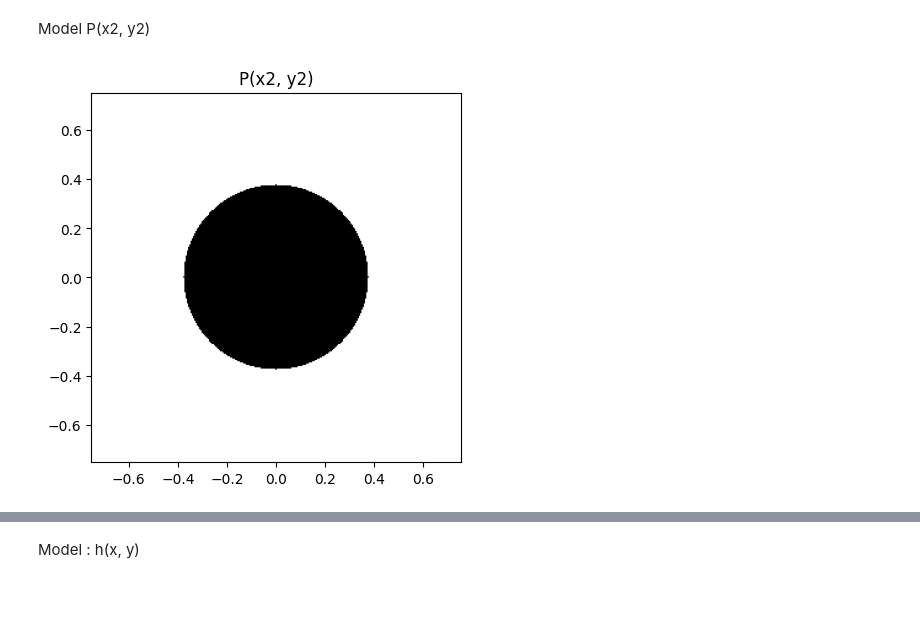
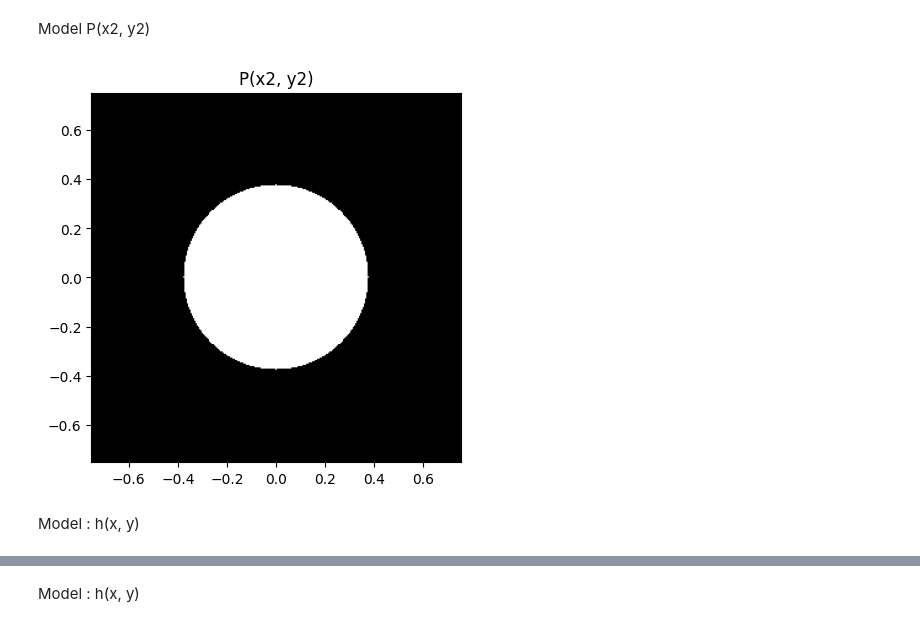
Before and after one commit to sanjith1999/FRIS, a Jupyter notebook: scalar_model.ipynb, the cells around one changed output, grey strips where cells are left out. Cells and saved outputs as stored; diff of their text form; code cells hidden in the pictures; blank space fills up the shorter version.

Commit message:
3.3.1 added to scalar_model notebook

```diff
--- a/scalar_model.ipynb
+++ b/scalar_model.ipynb
@@ -343,10 +343,12 @@ Model P(x2, y2)
 # %%
 let_r = rr[Nx//2, -1]*0.5
 P = rr**2 <= let_r**2
 P = P.float()
 
-plt.imshow(P, cmap='binary', extent=(-spanX/2, spanX/2, -spanY/2, spanY/2))
+plt.imshow(P, cmap='grey', extent=(-spanX/2, spanX/2, -spanY/2, spanY/2))
 plt.title('P(x2, y2)')
 plt.show()
 # %% [output]
-[figure, old version]
+[figure, new version]
+# %% [markdown]
+Model : h(x, y)
```
Also changed, not shown: parts of 21 cells of this notebook.
